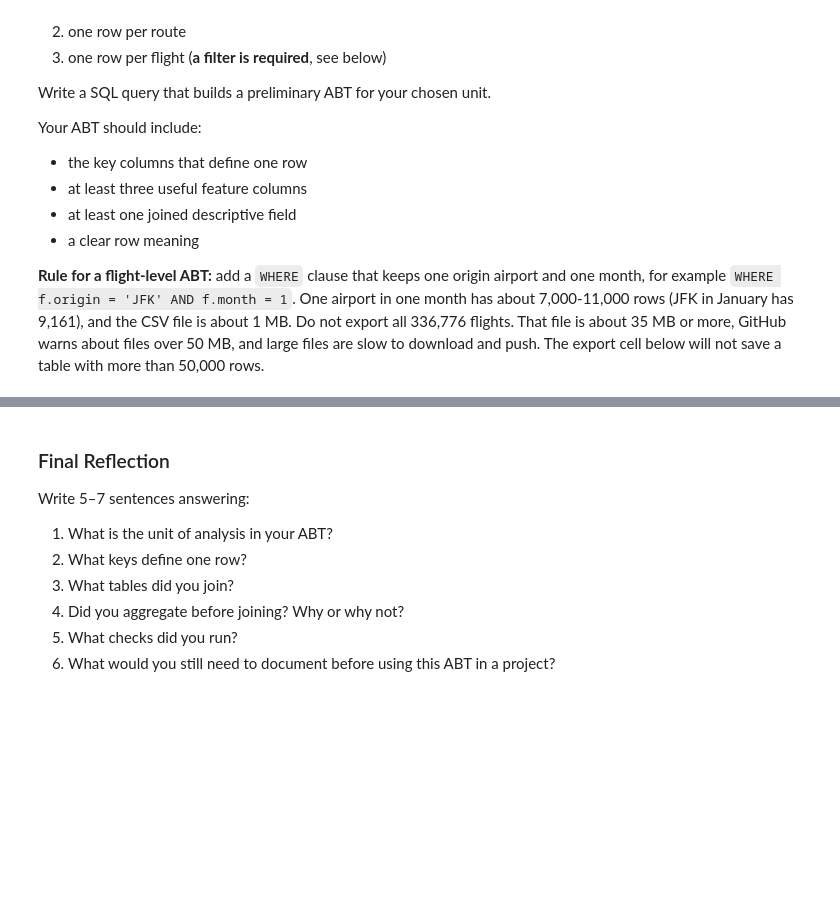
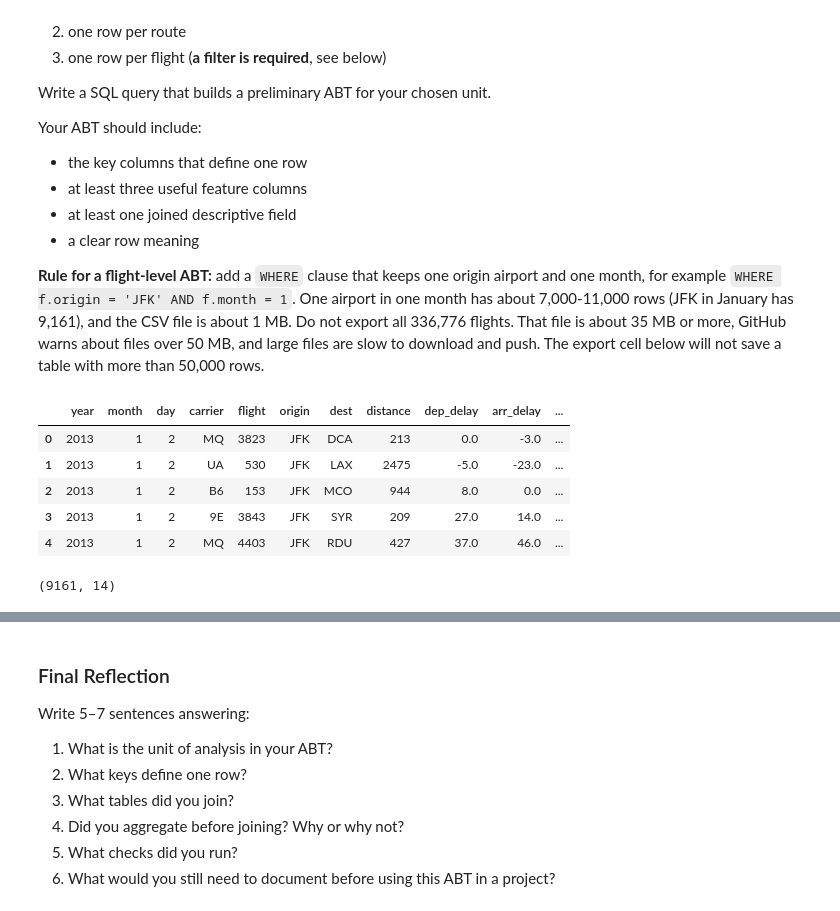
Before and after one commit to anikabhuyan1234/ban6003-week-9-10-anika, a Jupyter notebook: notebooks/module10_sql_joins_abt_guided_lab.ipynb, the cells around one changed output, grey strips where cells are left out. Saved outputs shown, nothing was run; the diff lists cells and outputs as text; code cells hidden in the pictures; blank space fills up the shorter version.

```diff
--- a/notebooks/module10_sql_joins_abt_guided_lab.ipynb
+++ b/notebooks/module10_sql_joins_abt_guided_lab.ipynb
@@ -749,16 +912,48 @@ Your ABT should include:
 # %%
 # Final Practice
 # Build your preliminary ABT here.
 
 query = '''
-
+SELECT
+    f.year,
+    f.month,
+    f.day,
+    f.carrier,
+    f.flight,
+    f.origin,
+    f.dest,
+    f.distance,
+    f.dep_delay,
+    f.arr_delay,
+    a.name AS airline_name,
+    p.manufacturer,
+    p.model,
+    p.seats
+FROM flights AS f
+LEFT JOIN airlines AS a
+    ON f.carrier = a.carrier
+LEFT JOIN planes AS p
+    ON f.tailnum = p.tailnum
+WHERE f.origin = 'JFK'
+    AND f.month = 1
+LIMIT 10000;
 '''
 
 my_abt = run_query(query, engine)
 my_abt.head()
+# %% [output]
+|  | year | month | day | carrier | flight | origin | dest | distance | dep_delay | arr_delay | ... |
+| 0 | 2013 | 1 | 2 | MQ | 3823 | JFK | DCA | 213 | 0.0 | -3.0 | ... |
+| 1 | 2013 | 1 | 2 | UA | 530 | JFK | LAX | 2475 | -5.0 | -23.0 | ... |
+| 2 | 2013 | 1 | 2 | B6 | 153 | JFK | MCO | 944 | 8.0 | 0.0 | ... |
+| 3 | 2013 | 1 | 2 | 9E | 3843 | JFK | SYR | 209 | 27.0 | 14.0 | ... |
+| 4 | 2013 | 1 | 2 | MQ | 4403 | JFK | RDU | 427 | 37.0 | 46.0 | ... |
 # %%
 # Final Practice check 1
 # Check the shape of your ABT.
+my_abt.shape
+# %% [output]
+(9161, 14)
 # %%
 # Final Practice check 2
 # Check missing values.
```
Also changed, not shown: parts of 17 cells of this notebook, 2 other files.
